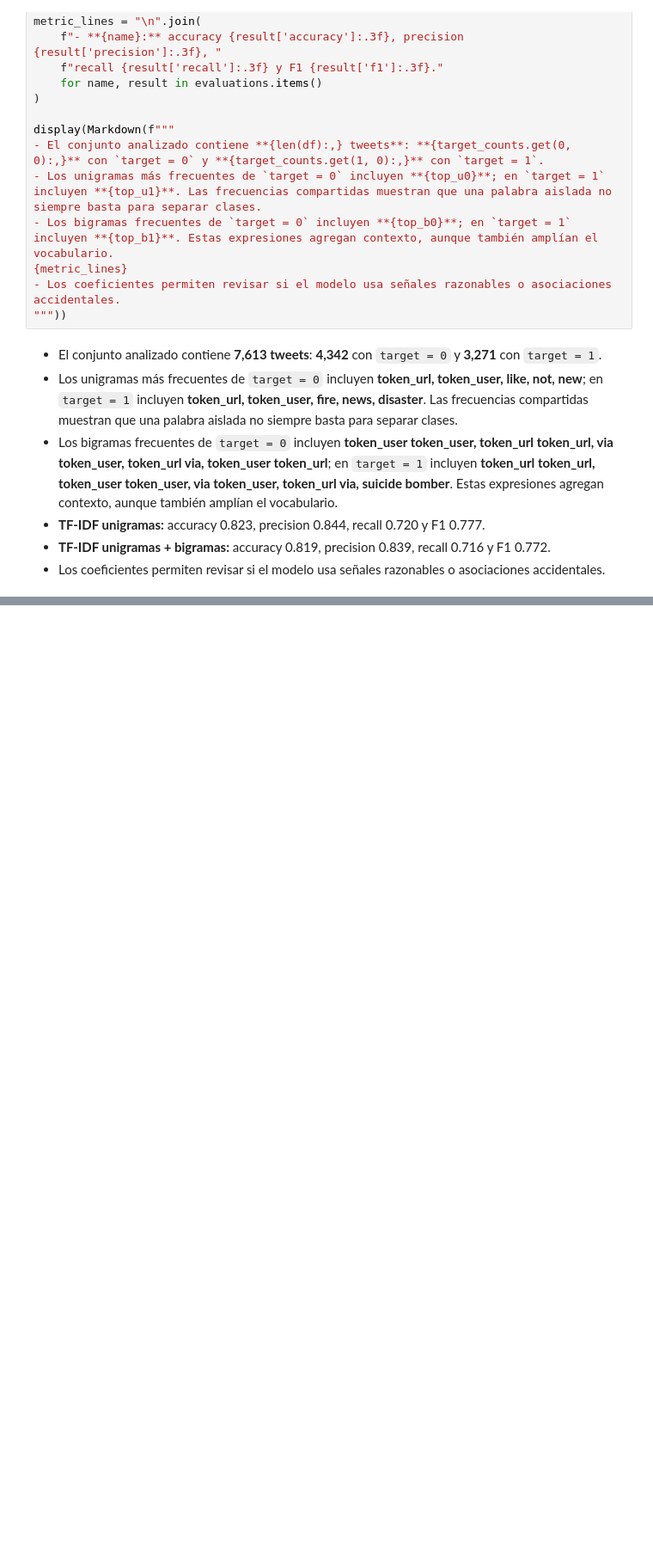
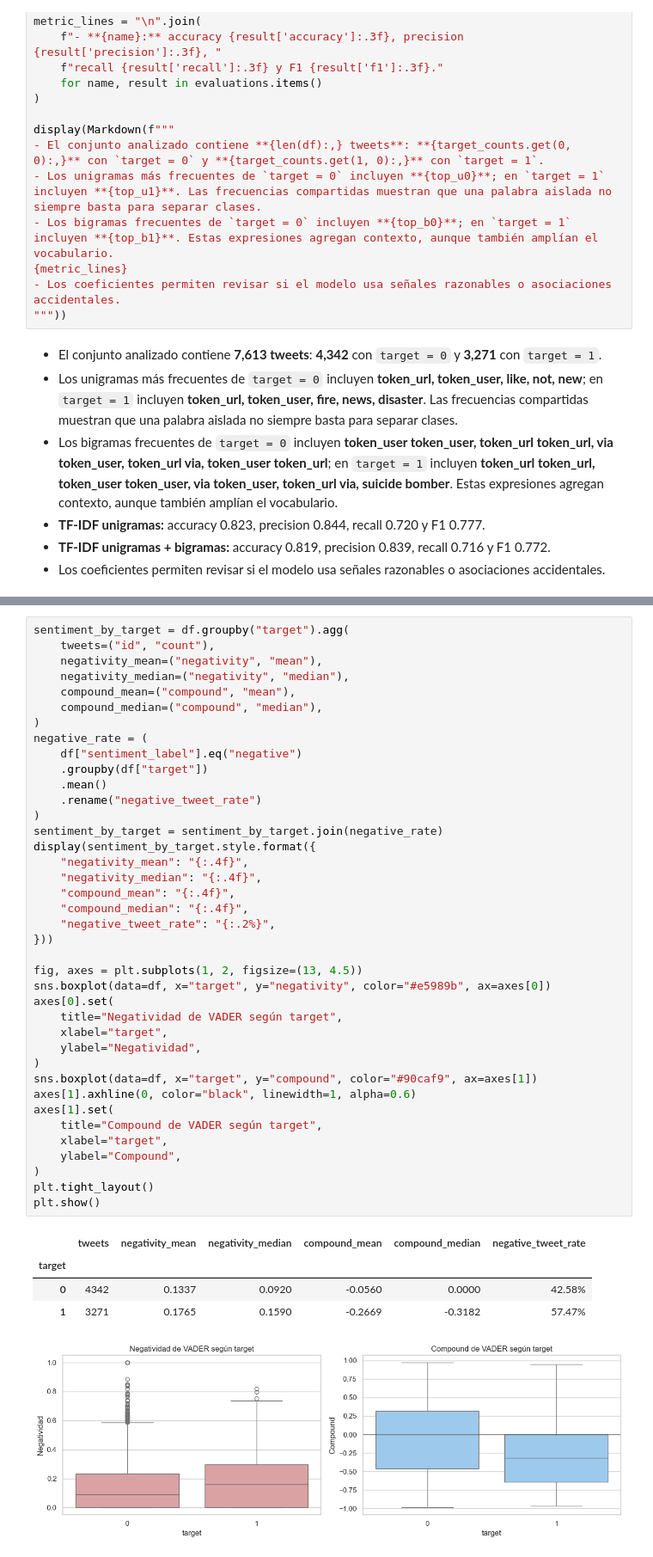
Before and after one commit to nadissa1508/CC3084-Lab5, a Jupyter notebook: notebooks/01_exploracion_clasificacion_tweets.ipynb, the cells around one changed output, grey strips where cells are left out. Shown at 86% size. Drawn from its saved outputs; the diff is of its cells as text; blank space fills up the shorter version.

```diff
--- a/notebooks/01_exploracion_clasificacion_tweets.ipynb
+++ b/notebooks/01_exploracion_clasificacion_tweets.ipynb
@@ -637,0 +823,45 @@ display(Markdown(f"""
+# %%
+sentiment_by_target = df.groupby("target").agg(
+    tweets=("id", "count"),
+    negativity_mean=("negativity", "mean"),
+    negativity_median=("negativity", "median"),
+    compound_mean=("compound", "mean"),
+    compound_median=("compound", "median"),
+)
+negative_rate = (
+    df["sentiment_label"].eq("negative")
+    .groupby(df["target"])
+    .mean()
+    .rename("negative_tweet_rate")
+)
+sentiment_by_target = sentiment_by_target.join(negative_rate)
+display(sentiment_by_target.style.format({
+    "negativity_mean": "{:.4f}",
+    "negativity_median": "{:.4f}",
+    "compound_mean": "{:.4f}",
+    "compound_median": "{:.4f}",
+    "negative_tweet_rate": "{:.2%}",
+}))
+
+fig, axes = plt.subplots(1, 2, figsize=(13, 4.5))
+sns.boxplot(data=df, x="target", y="negativity", color="#e5989b", ax=axes[0])
+axes[0].set(
+    title="Negatividad de VADER según target",
+    xlabel="target",
+    ylabel="Negatividad",
+)
+sns.boxplot(data=df, x="target", y="compound", color="#90caf9", ax=axes[1])
+axes[1].axhline(0, color="black", linewidth=1, alpha=0.6)
+axes[1].set(
+    title="Compound de VADER según target",
+    xlabel="target",
+    ylabel="Compound",
+)
+plt.tight_layout()
+plt.show()
+# %% [output]
+|  | tweets | negativity_mean | negativity_median | compound_mean | compound_median | negative_tweet_rate |
+| target |  |  |  |  |  |  |
+| 0 | 4342 | 0.1337 | 0.0920 | -0.0560 | 0.0000 | 42.58% |
+| 1 | 3271 | 0.1765 | 0.1590 | -0.2669 | -0.3182 | 57.47% |
+[figure, added]
```
Also changed, not shown: parts of 26 cells of this notebook.
